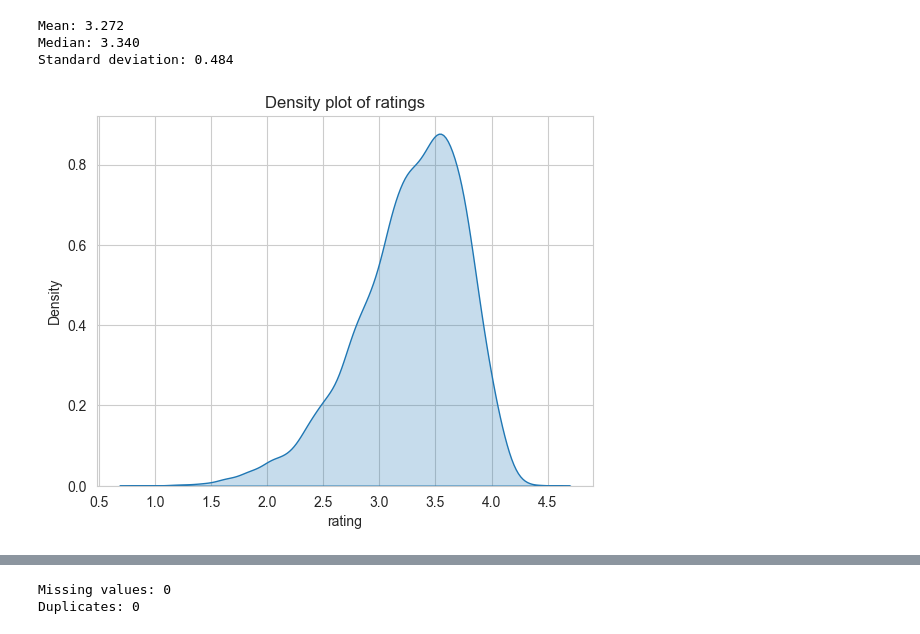
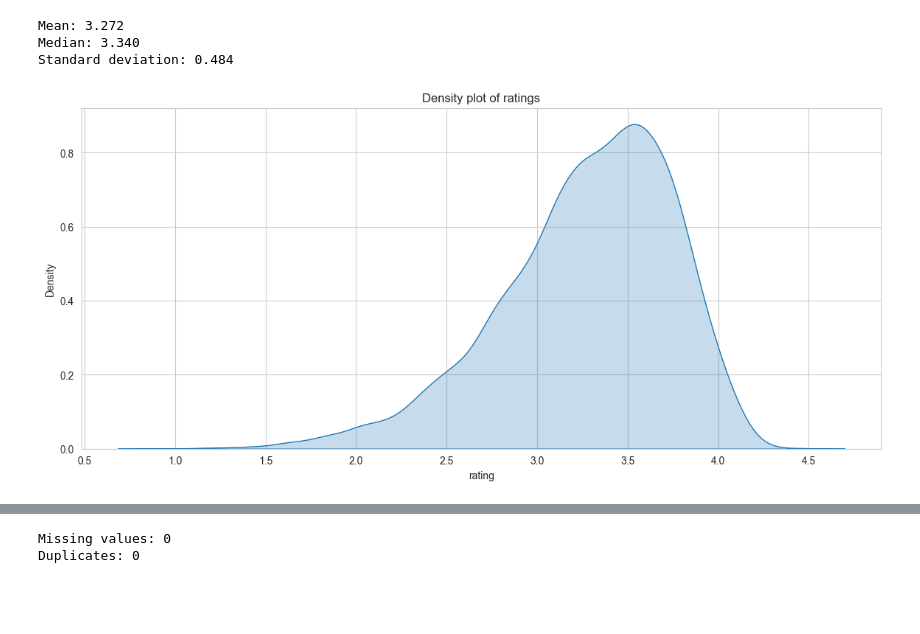
Before and after one commit to frapic98/Data_Analytics-main, a Jupyter notebook: data_exploration.ipynb, the cells around one changed output, grey strips where cells are left out. Cells and saved outputs as stored; diff of their text form; code cells hidden in the pictures; blank space fills up the shorter version.

Commit message:
Fix plot visualization

```diff
--- a/data_exploration.ipynb
+++ b/data_exploration.ipynb
@@ -107,11 +107,13 @@ Standard deviation: 0.484
 # %%
 #density plot of ratings
 sns.set_style('whitegrid')
+fig, ax = plt.subplots(figsize=(14, 6))
 sns.kdeplot(df['rating'], fill=True)
+
 plt.title('Density plot of ratings')
 plt.show()
 # %% [output]
-[figure, old version]
+[figure, new version]
 # %%
 # density plot for film year
 sns.kdeplot(df['year'], palette='mako')
```
Also changed, not shown: parts of 7 cells of this notebook, 2 other files.
